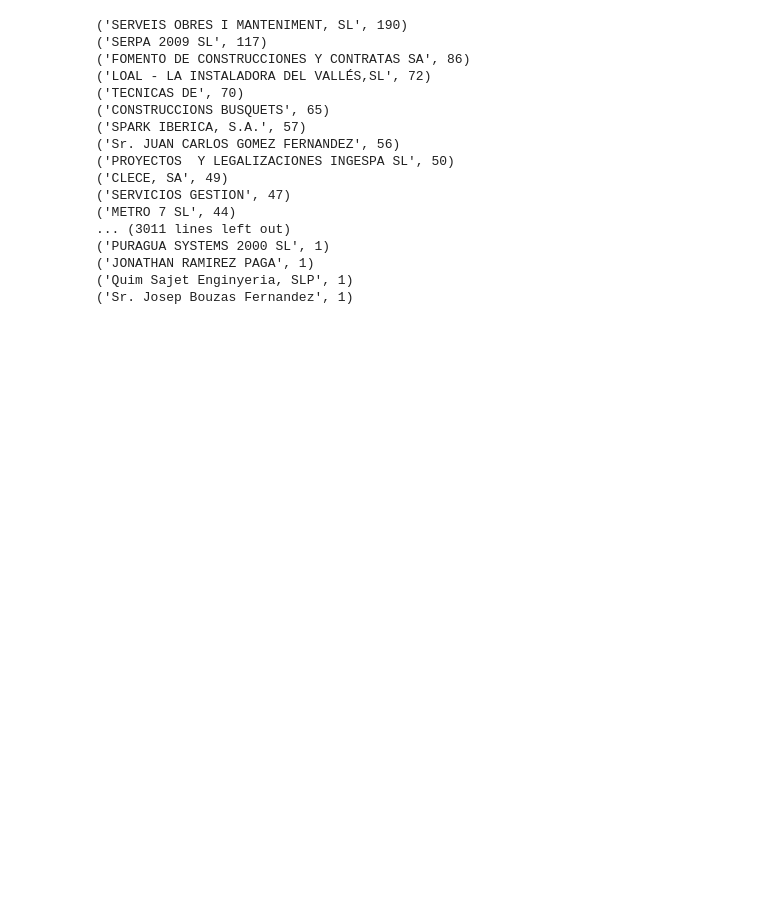
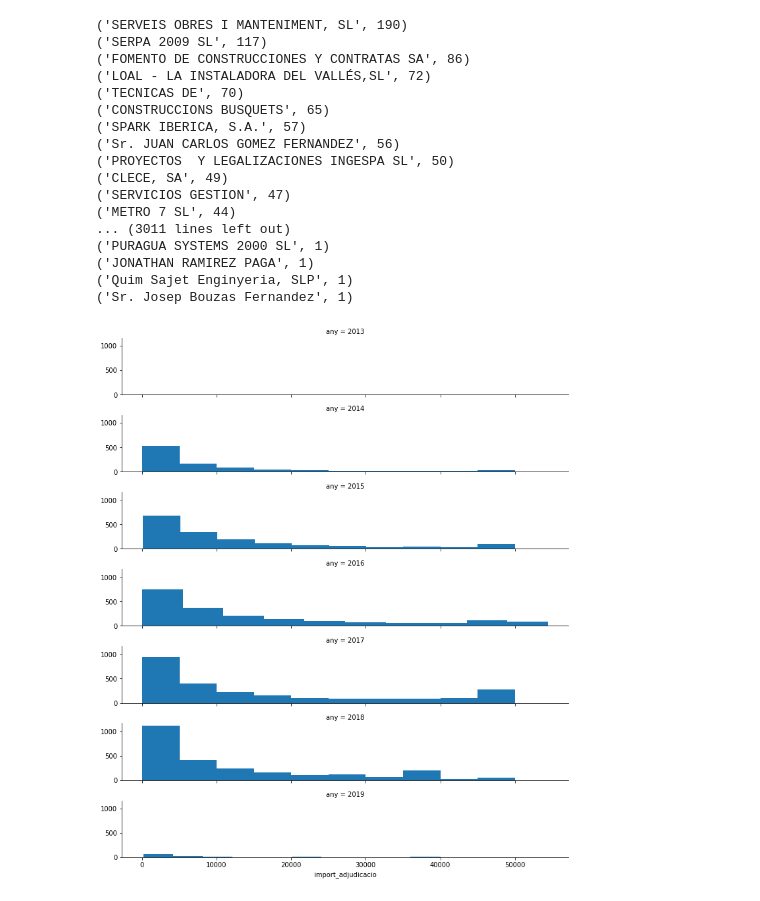
Before and after one commit to vperezb/eines-governobert, a Jupyter notebook: contractes_menors_ydq4-xy5b.ipynb, the cells around one changed output. Cells and saved outputs as stored; diff of their text form; code cells hidden in the pictures; blank space fills up the shorter version.

```diff
--- a/contractes_menors_ydq4-xy5b.ipynb
+++ b/contractes_menors_ydq4-xy5b.ipynb
@@ -192,3 +206,8 @@ for empresa in comptador_totals.items():
 ('JONATHAN RAMIREZ PAGA', 1)
 ('Quim Sajet Enginyeria, SLP', 1)
 ('Sr. Josep Bouzas Fernandez', 1)
+# %%
+g = sns.FacetGrid(df_obres, height=1.7, aspect=6, row='any')
+g.map(plt.hist, "import_adjudicacio");
+# %% [output]
+[figure, added]
```
Also changed, not shown: parts of 4 cells of this notebook.
